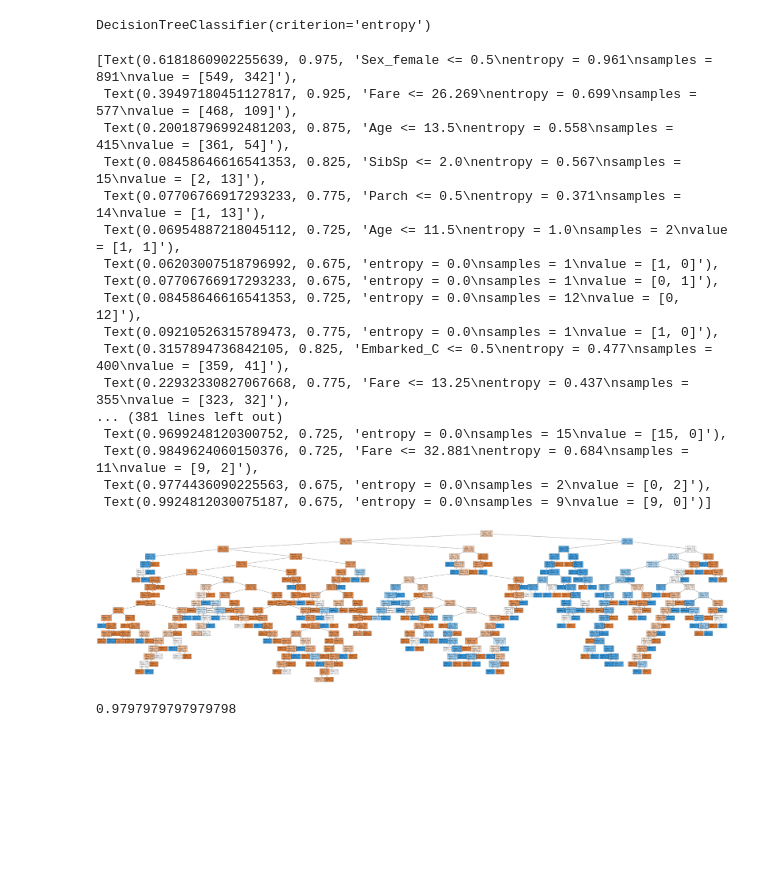
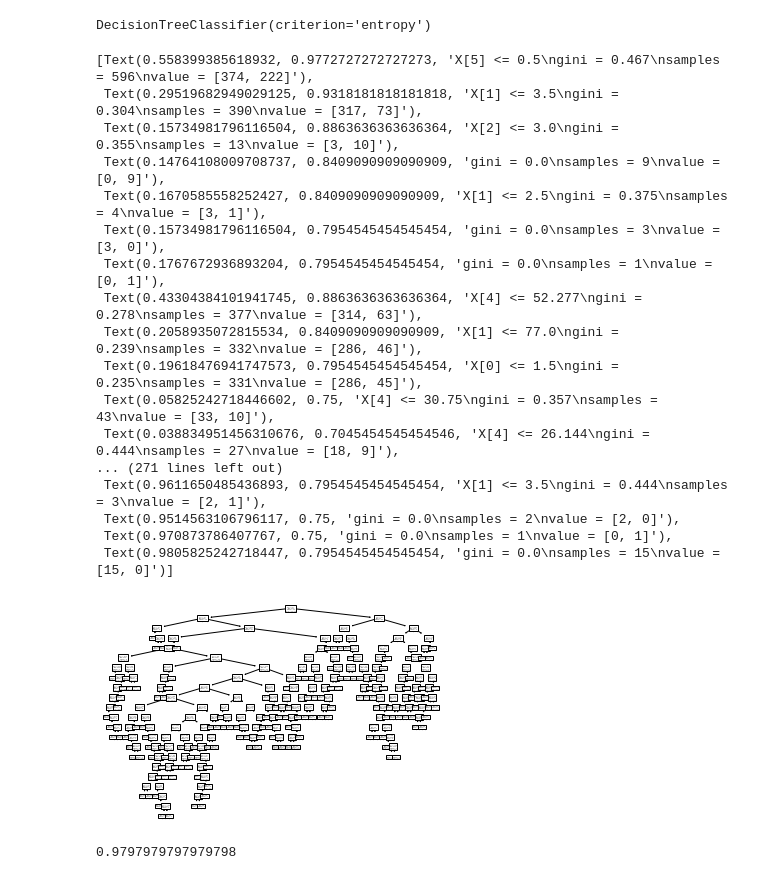
Before and after one commit to NovPas/Data-science.-Stepik, a Jupyter notebook: decision_trees/titanic/titanic.ipynb, the cells around one changed output. Cells and saved outputs as stored; diff of their text form; code cells hidden in the pictures; blank space fills up the shorter version.

```diff
--- a/decision_trees/titanic/titanic.ipynb
+++ b/decision_trees/titanic/titanic.ipynb
@@ -79,27 +79,26 @@ clf.fit(X, y)
 # %% [output]
 DecisionTreeClassifier(criterion='entropy')
 # %%
-plt.figure(figsize=(100, 25))
-tree.plot_tree(clf, fontsize=10, feature_names=list(X), filled=True)
+tree.plot_tree(clf)
 # %% [output]
-[Text(0.6181860902255639, 0.975, 'Sex_female <= 0.5\nentropy = 0.961\nsamples = 891\nvalue = [549, 342]'),
- Text(0.39497180451127817, 0.925, 'Fare <= 26.269\nentropy = 0.699\nsamples = 577\nvalue = [468, 109]'),
- Text(0.20018796992481203, 0.875, 'Age <= 13.5\nentropy = 0.558\nsamples = 415\nvalue = [361, 54]'),
- Text(0.08458646616541353, 0.825, 'SibSp <= 2.0\nentropy = 0.567\nsamples = 15\nvalue = [2, 13]'),
- Text(0.07706766917293233, 0.775, 'Parch <= 0.5\nentropy = 0.371\nsamples = 14\nvalue = [1, 13]'),
- Text(0.06954887218045112, 0.725, 'Age <= 11.5\nentropy = 1.0\nsamples = 2\nvalue = [1, 1]'),
- Text(0.06203007518796992, 0.675, 'entropy = 0.0\nsamples = 1\nvalue = [1, 0]'),
- Text(0.07706766917293233, 0.675, 'entropy = 0.0\nsamples = 1\nvalue = [0, 1]'),
- Text(0.08458646616541353, 0.725, 'entropy = 0.0\nsamples = 12\nvalue = [0, 12]'),
- Text(0.09210526315789473, 0.775, 'entropy = 0.0\nsamples = 1\nvalue = [1, 0]'),
- Text(0.3157894736842105, 0.825, 'Embarked_C <= 0.5\nentropy = 0.477\nsamples = 400\nvalue = [359, 41]'),
- Text(0.22932330827067668, 0.775, 'Fare <= 13.25\nentropy = 0.437\nsamples = 355\nvalue = [323, 32]'),
-... (381 lines left out)
- Text(0.9699248120300752, 0.725, 'entropy = 0.0\nsamples = 15\nvalue = [15, 0]'),
- Text(0.9849624060150376, 0.725, 'Fare <= 32.881\nentropy = 0.684\nsamples = 11\nvalue = [9, 2]'),
- Text(0.9774436090225563, 0.675, 'entropy = 0.0\nsamples = 2\nvalue = [0, 2]'),
- Text(0.9924812030075187, 0.675, 'entropy = 0.0\nsamples = 9\nvalue = [9, 0]')]
+[Text(0.558399385618932, 0.9772727272727273, 'X[5] <= 0.5\ngini = 0.467\nsamples = 596\nvalue = [374, 222]'),
+ Text(0.29519682949029125, 0.9318181818181818, 'X[1] <= 3.5\ngini = 0.304\nsamples = 390\nvalue = [317, 73]'),
+ Text(0.15734981796116504, 0.8863636363636364, 'X[2] <= 3.0\ngini = 0.355\nsamples = 13\nvalue = [3, 10]'),
+ Text(0.14764108009708737, 0.8409090909090909, 'gini = 0.0\nsamples = 9\nvalue = [0, 9]'),
+ Text(0.1670585558252427, 0.8409090909090909, 'X[1] <= 2.5\ngini = 0.375\nsamples = 4\nvalue = [3, 1]'),
+ Text(0.15734981796116504, 0.7954545454545454, 'gini = 0.0\nsamples = 3\nvalue = [3, 0]'),
+ Text(0.1767672936893204, 0.7954545454545454, 'gini = 0.0\nsamples = 1\nvalue = [0, 1]'),
+ Text(0.43304384101941745, 0.8863636363636364, 'X[4] <= 52.277\ngini = 0.278\nsamples = 377\nvalue = [314, 63]'),
+ Text(0.2058935072815534, 0.8409090909090909, 'X[1] <= 77.0\ngini = 0.239\nsamples = 332\nvalue = [286, 46]'),
+ Text(0.19618476941747573, 0.7954545454545454, 'X[0] <= 1.5\ngini = 0.235\nsamples = 331\nvalue = [286, 45]'),
+ Text(0.05825242718446602, 0.75, 'X[4] <= 30.75\ngini = 0.357\nsamples = 43\nvalue = [33, 10]'),
+ Text(0.038834951456310676, 0.7045454545454546, 'X[4] <= 26.144\ngini = 0.444\nsamples = 27\nvalue = [18, 9]'),
+... (271 lines left out)
+ Text(0.9611650485436893, 0.7954545454545454, 'X[1] <= 3.5\ngini = 0.444\nsamples = 3\nvalue = [2, 1]'),
+ Text(0.9514563106796117, 0.75, 'gini = 0.0\nsamples = 2\nvalue = [2, 0]'),
+ Text(0.970873786407767, 0.75, 'gini = 0.0\nsamples = 1\nvalue = [0, 1]'),
+ Text(0.9805825242718447, 0.7954545454545454, 'gini = 0.0\nsamples = 15\nvalue = [15, 0]')]
-[figure, old version]
+[figure, new version]
 # %%
 X_train, X_test, y_train, y_test = train_test_split(X, y, test_size = 0.33, random_state = 42)
 # %%
```
Also changed, not shown: parts of 19 cells of this notebook.
